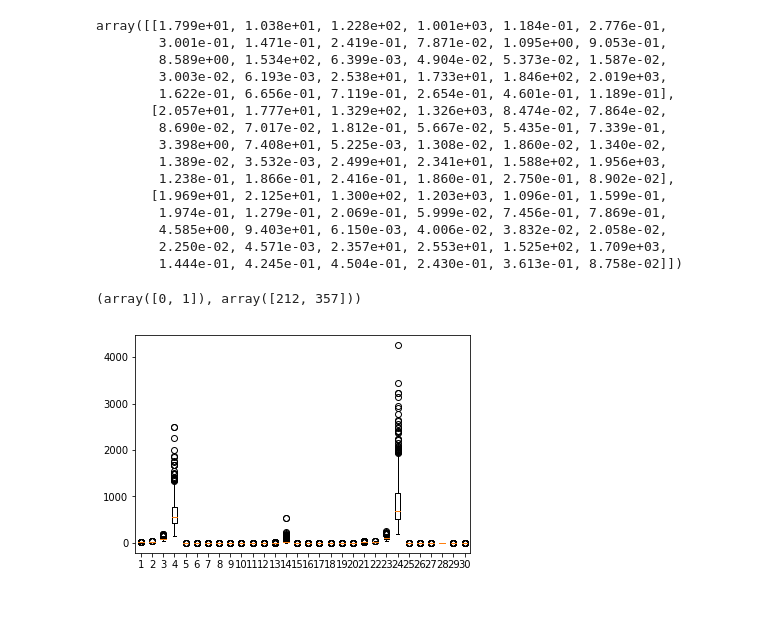
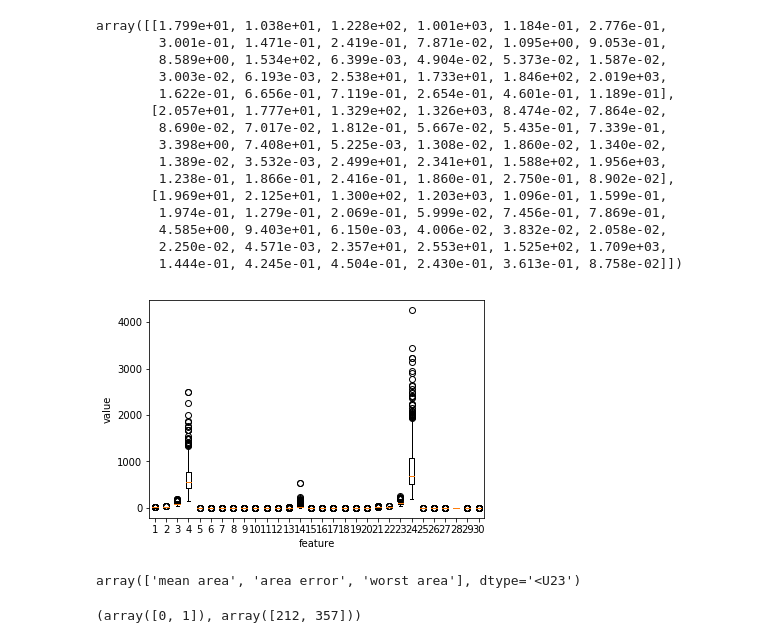
Before and after one commit to rickiepark/do-it-dl, a Jupyter notebook: Ch04.ipynb, the cells around one changed output. Saved outputs shown, nothing was run; the diff lists cells and outputs as text; code cells hidden in the pictures; blank space fills up the shorter version.

```diff
--- a/Ch04.ipynb
+++ b/Ch04.ipynb
@@ -27,15 +27,21 @@ array([[1.799e+01, 1.038e+01, 1.228e+02, 1.001e+03, 1.184e-01, 2.776e-01,
         4.585e+00, 9.403e+01, 6.150e-03, 4.006e-02, 3.832e-02, 2.058e-02,
         2.250e-02, 4.571e-03, 2.357e+01, 2.553e+01, 1.525e+02, 1.709e+03,
         1.444e-01, 4.245e-01, 4.504e-01, 2.430e-01, 3.613e-01, 8.758e-02]])
+# %%
+plt.boxplot(cancer.data)
+plt.xlabel('feature')
+plt.ylabel('value')
+plt.show()
+# %% [output]
+[figure, added]
+# %%
+cancer.feature_names[[3,13,23]]
+# %% [output]
+array(['mean area', 'area error', 'worst area'], dtype='<U23')
 # %%
 np.unique(cancer.target, return_counts=True)
 # %% [output]
 (array([0, 1]), array([212, 357]))
-# %%
-plt.boxplot(cancer.data)
-plt.show()
-# %% [output]
-[figure, removed]
 # %%
 X = cancer.data
 y = cancer.target
```
Also changed, not shown: parts of 20 cells of this notebook, 1 other file.
